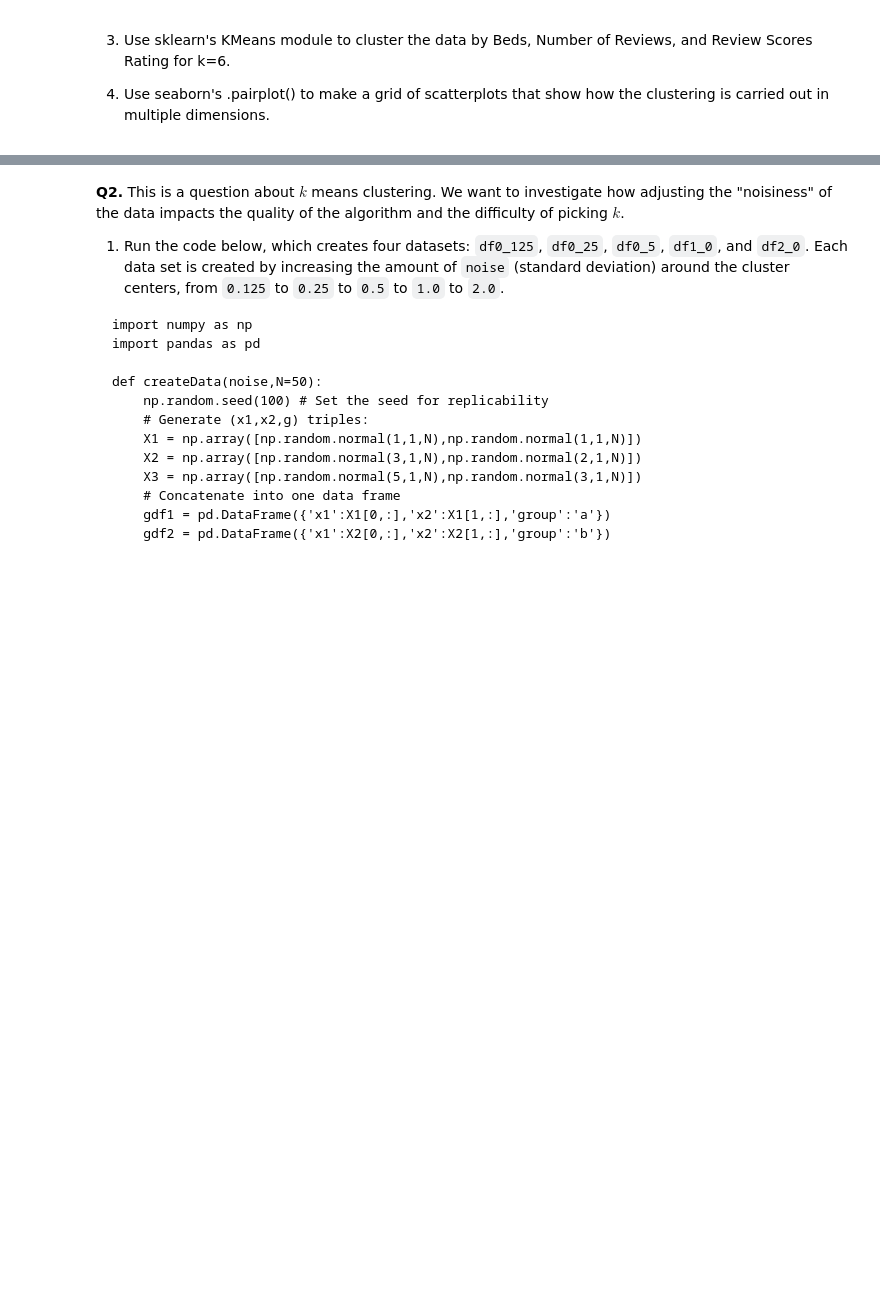
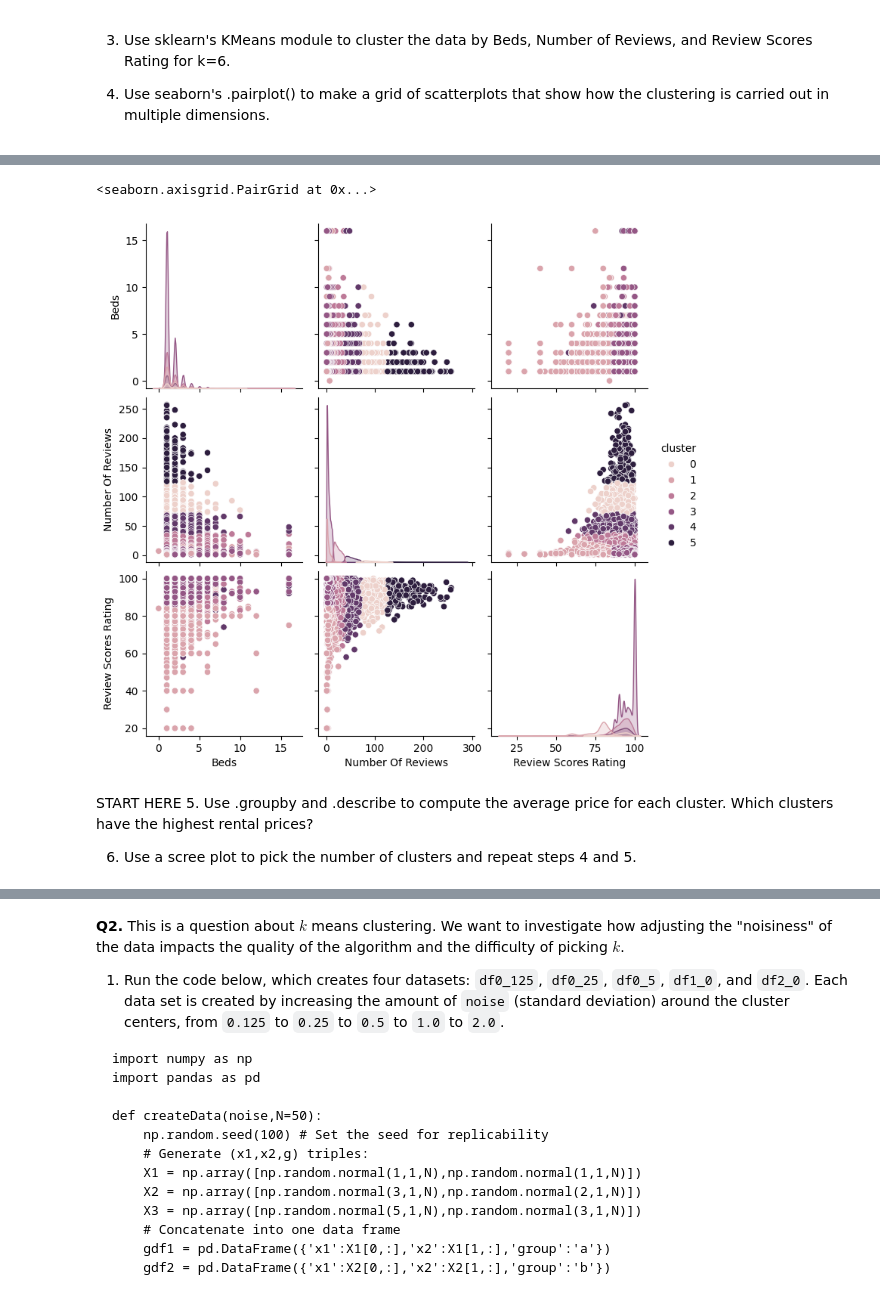
Before and after one commit to cwynne12/kmc, a Jupyter notebook: assignment_kmc.ipynb, the cells around one changed output, grey strips where cells are left out. Cells and saved outputs as stored; diff of their text form; code cells hidden in the pictures; blank space fills up the shorter version.

```diff
--- a/assignment_kmc.ipynb
+++ b/assignment_kmc.ipynb
@@ -156,0 +166,11 @@ InvalidParameterError: The 'init' parameter of KMeans must be a str among {'k-me
+# %%
+sns.pairplot(no_price, hue='cluster')
+# %% [output]
+<seaborn.axisgrid.PairGrid at 0x...>
+[figure, added]
+# %% [markdown]
+START
+ HERE
+5. Use .groupby and .describe to compute the average price for each cluster. Which clusters have the highest rental prices?
+
+6. Use a scree plot to pick the number of clusters and repeat steps 4 and 5.
```
Also changed, not shown: parts of 19 cells of this notebook.
